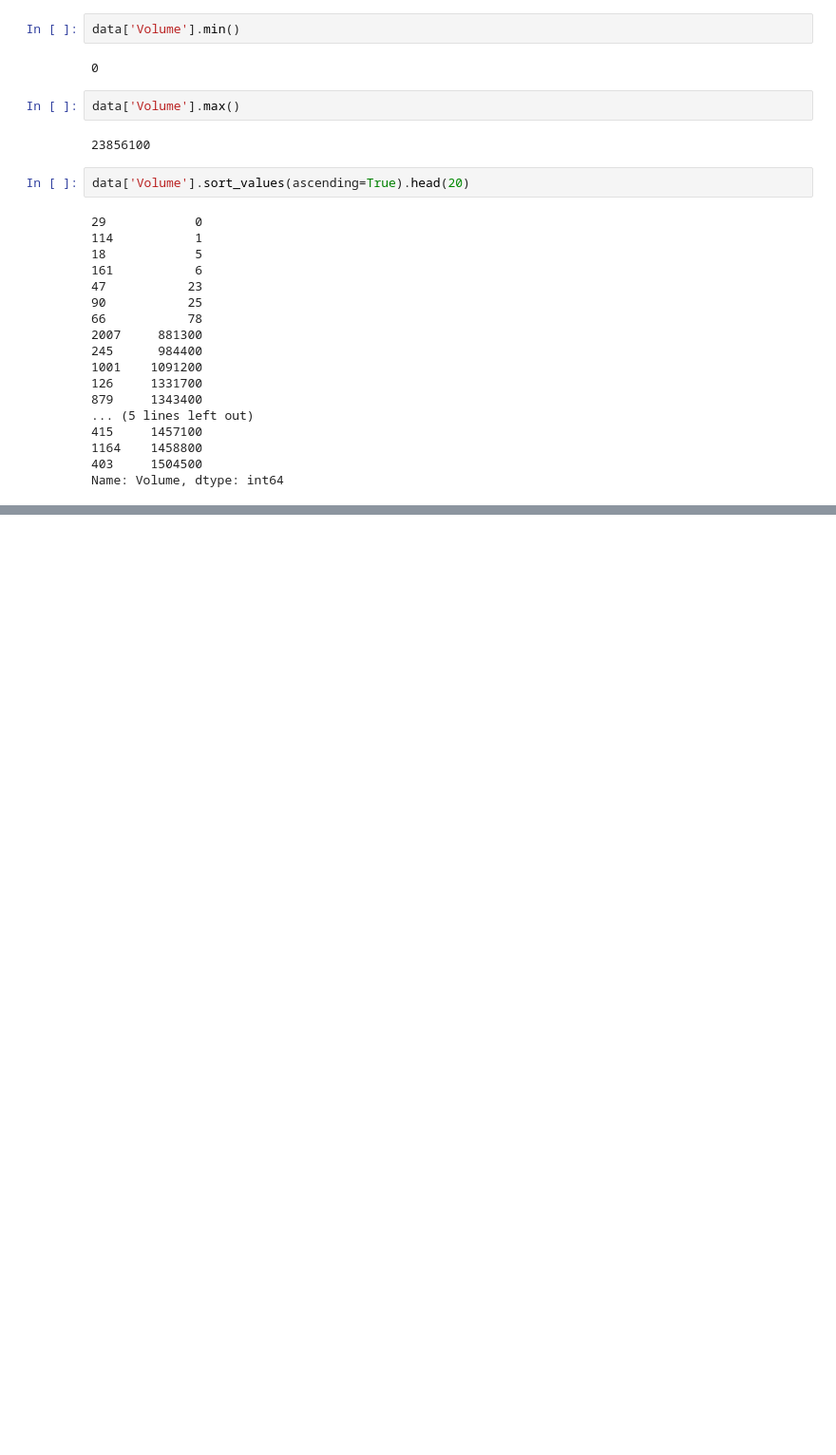
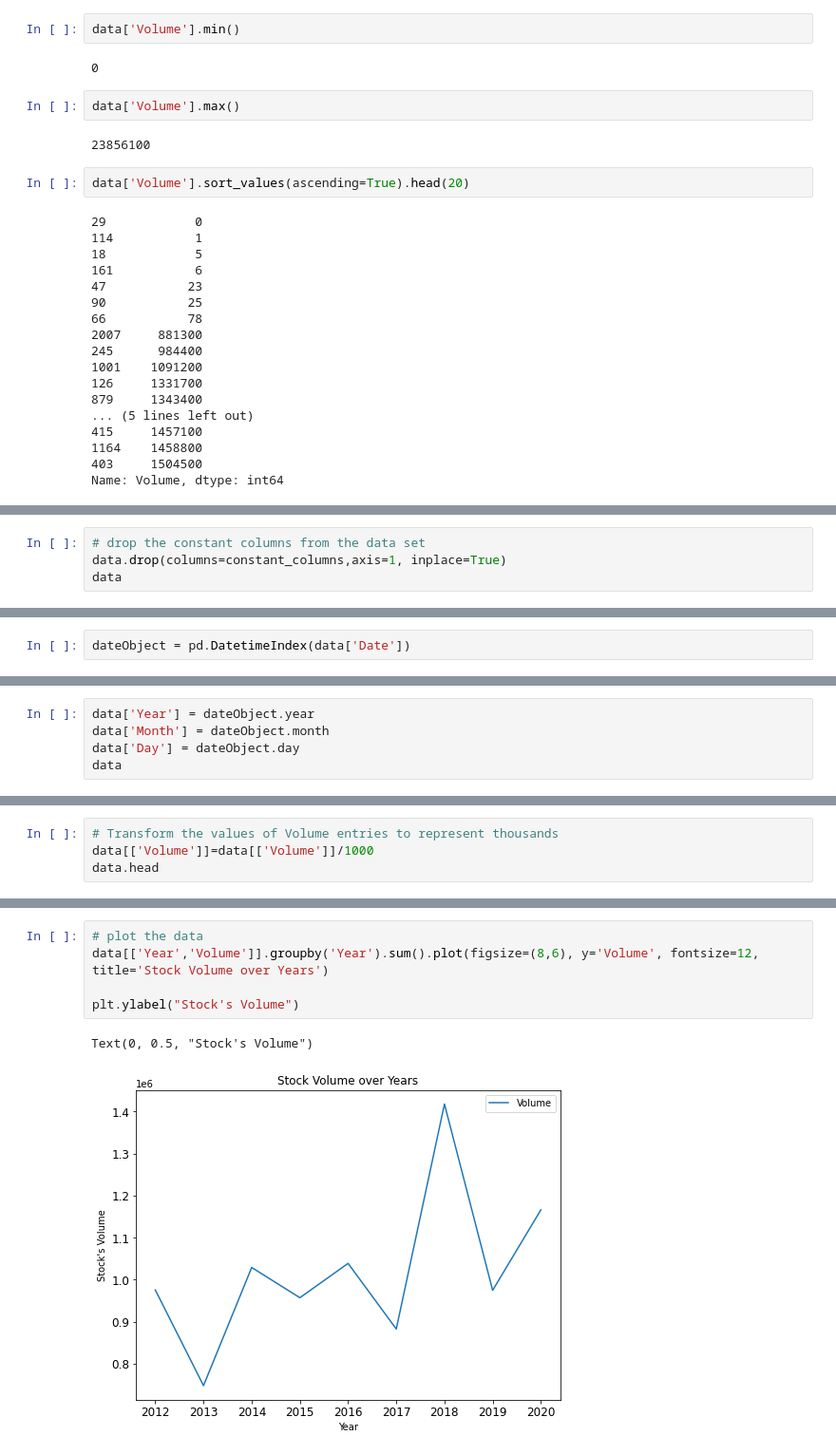
Before and after one commit to MichaelReeseJr/CIS310, a Jupyter notebook: wk 16/Python_Stock_Mrkt_Proj.ipynb, the cells around one changed output, grey strips where cells are left out. Shown: that part at 95% size. Saved outputs shown, nothing was run; the diff lists cells and outputs as text; blank space fills up the shorter version.

Commit message:
Update Python_Stock_Mrkt_Proj.ipynb
wk16

```diff
--- a/wk 16/Python_Stock_Mrkt_Proj.ipynb
+++ b/wk 16/Python_Stock_Mrkt_Proj.ipynb
@@ -209,0 +272,4 @@ Name: Volume, dtype: int64
+# %%
+# drop the constant columns from the data set
+data.drop(columns=constant_columns,axis=1, inplace=True)
+data
@@ -209,0 +344,2 @@ Name: Volume, dtype: int64
+# %%
+dateObject = pd.DatetimeIndex(data['Date'])
@@ -209,0 +357,5 @@ Name: Volume, dtype: int64
+# %%
+data['Year'] = dateObject.year
+data['Month'] = dateObject.month
+data['Day'] = dateObject.day
+data
@@ -209,0 +412,4 @@ Name: Volume, dtype: int64
+# %%
+# Transform the values of Volume entries to represent thousands
+data[['Volume']]=data[['Volume']]/1000
+data.head
@@ -209,0 +451,8 @@ Name: Volume, dtype: int64
+# %%
+# plot the data
+data[['Year','Volume']].groupby('Year').sum().plot(figsize=(8,6), y='Volume', fontsize=12, title='Stock Volume over Years')
+
+plt.ylabel("Stock's Volume")
+# %% [output]
+Text(0, 0.5, "Stock's Volume")
+[figure, added]
```
Also changed, not shown: parts of 54 cells of this notebook.
